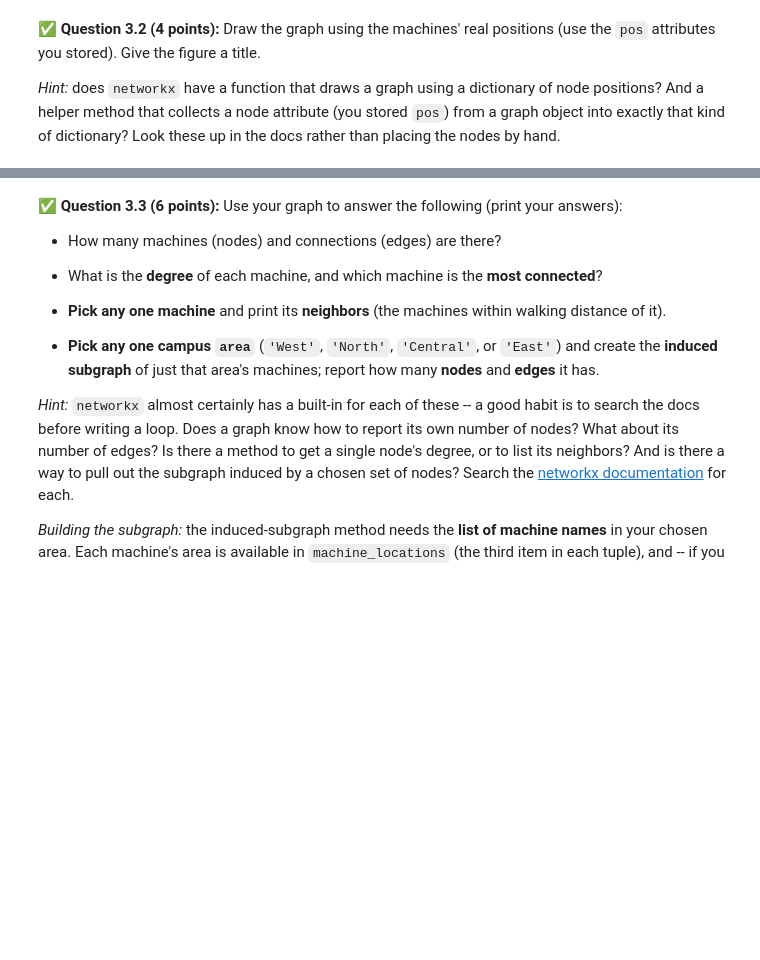
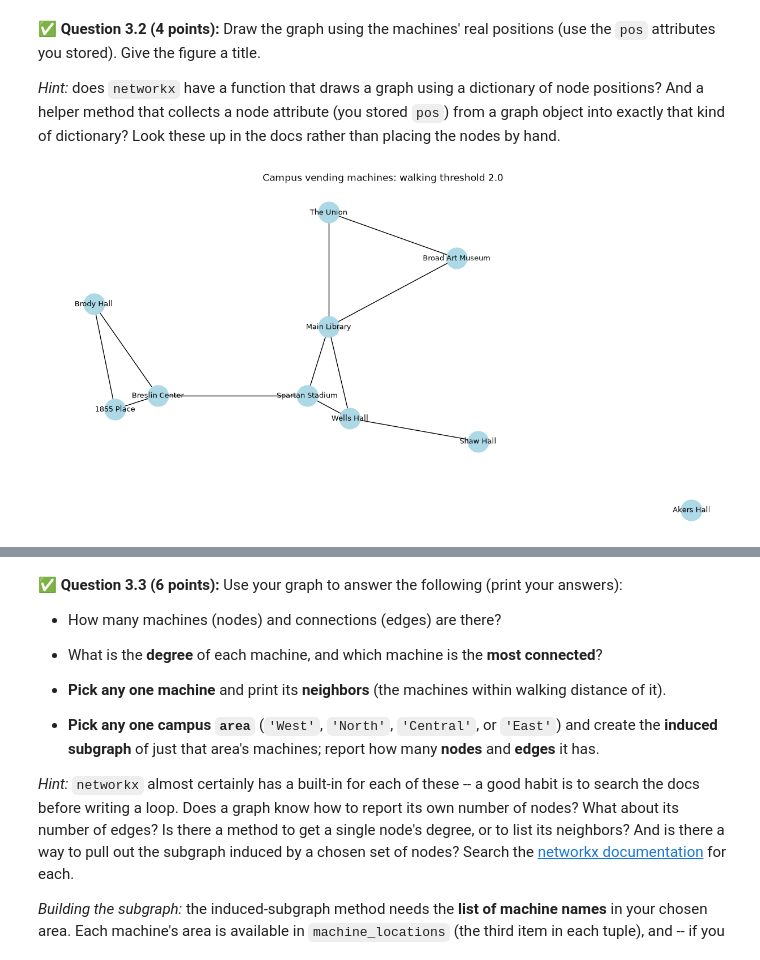
Before and after one commit to ykalani/CMSE202-f26-turnin, a Jupyter notebook: hw-02/HW02-ABMandGraphTheory-STUDENT.ipynb, the cells around one changed output, grey strips where cells are left out. Cells and saved outputs as stored; diff of their text form; code cells hidden in the pictures; blank space fills up the shorter version.

```diff
--- a/hw-02/HW02-ABMandGraphTheory-STUDENT.ipynb
+++ b/hw-02/HW02-ABMandGraphTheory-STUDENT.ipynb
@@ -608,0 +607,13 @@ Print the number of nodes and edges.
+# %%
+# Put your code for Question 3.1 here.
+import networkx as nx
+from itertools import combinations
+
+G = nx.Graph()
+for name, (x, y, area) in machine_locations.items():
+    G.add_node(name, pos=(x, y), area=area)
+for a, b in combinations(G.nodes, 2):
+    if math.dist(G.nodes[a]['pos'], G.nodes[b]['pos']) <= 2.0:
+        G.add_edge(a, b)
+print('Nodes:', G.number_of_nodes())
+print('Edges:', G.number_of_edges())
@@ -621,3 +633,12 @@ attributes you stored). Give the figure a title.
+# %%
+# Put your code for Question 3.2 here.
+pos = nx.get_node_attributes(G, 'pos')
+plt.figure(figsize=(12, 6))
+nx.draw(G, pos, with_labels=True, node_color='lightblue', node_size=700, font_size=9)
+plt.title('Campus vending machines: walking threshold 2.0')
+plt.show()
+# %% [output]
+[figure, added]
 # %% [markdown]
 <!-- END QUESTION -->
 <!-- DO NOT MODIFY OR DELETE THIS CELL -->
```
Also changed, not shown: parts of 16 cells of this notebook.
